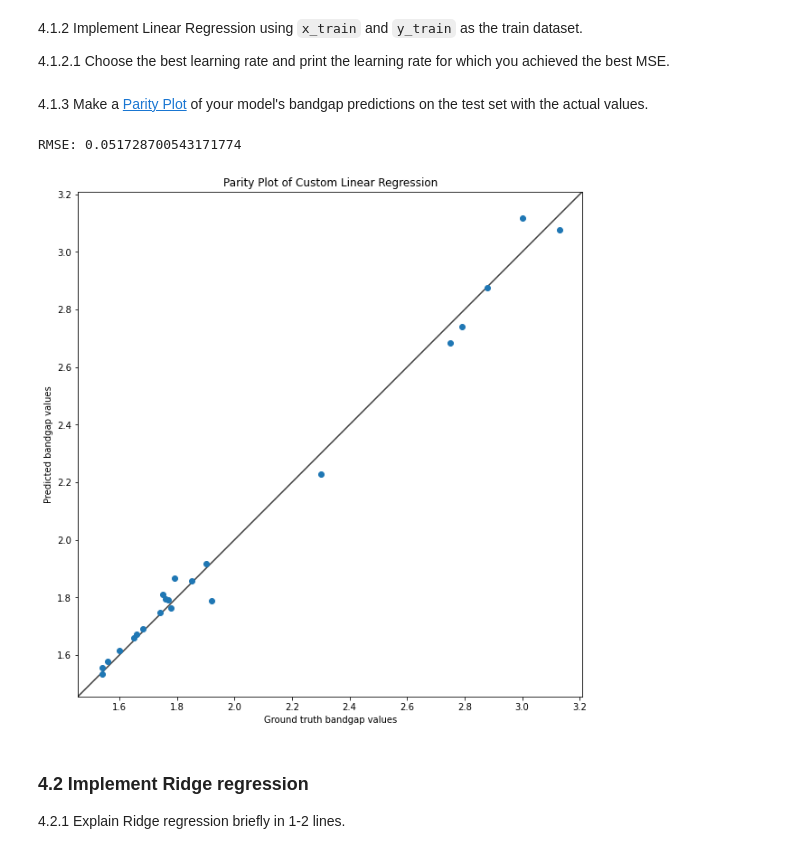
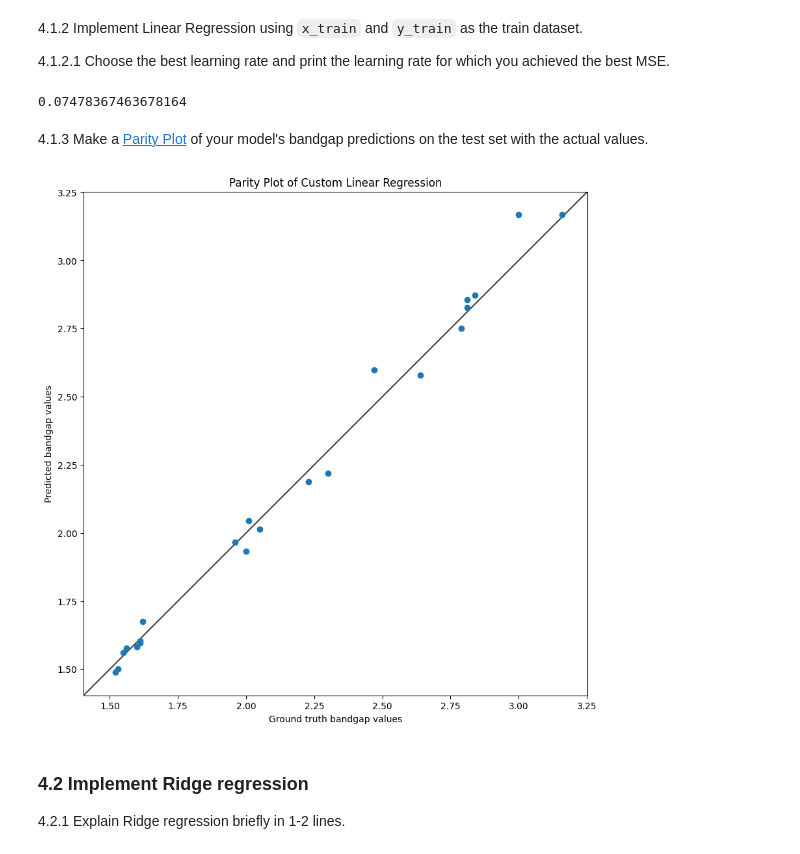
Before and after one commit to siddik11803-IIITH/PCA-Regression-Nearest-Neighbours, a Jupyter notebook: Rollnumber_Q4.ipynb, the cells around one changed output. Saved outputs shown, nothing was run; the diff lists cells and outputs as text; code cells hidden in the pictures.

Commit message:
Q4 linear regression code done

```diff
--- a/Rollnumber_Q4.ipynb
+++ b/Rollnumber_Q4.ipynb
@@ -41,9 +41,9 @@ random.shuffle(all_molecules)
 num_train = int(len(all_molecules) * 0.8)
 
 # each point in x_train has 4 values - 1 for each feature
-x_train = [x[0] for x in all_molecules[:num_train]]
+x_train = np.array([x[0] for x in all_molecules[:num_train]])
 # each point in y_train has 1 value - the bandgap of the molecule
-y_train = [x[1] for x in all_molecules[:num_train]]
+y_train = np.array([x[1] for x in all_molecules[:num_train]])
 
-x_test = [x[0] for x in all_molecules[num_train:]]
-y_test = [x[1] for x in all_molecules[num_train:]]
+x_test = np.array([x[0] for x in all_molecules[num_train:]])
+y_test = np.array([x[1] for x in all_molecules[num_train:]])
@@ -58,37 +60,71 @@ y_test = [x[1] for x in all_molecules[num_train:]]
 
 4.1.2.1 Choose the best learning rate and print the learning rate for which you achieved the best MSE.
 # %%
-# implement Linear Regression
+class linear_regression():
+    def __init__(self, learning_rate):
+        self.parameters = None
+        self.learning_rate = learning_rate
+    def fit(self, x_train, y_train, epochs):
+        self.parameters, gradient = np.zeros(x_train[0].shape), np.zeros(x_train[0].shape)
+        bias_gradient = 0
+        self.bias = 0
+        loss = 0
+        for _ in range(epochs):
+            loss = 0
+            diff = 0
+            for i in range(len(x_train)):
+                y_temp = np.dot(self.parameters, x_train[i]) + self.bias
+                diff = y_temp - y_train[i]
+                loss += diff**2
+                gradient += 2*x_train[i]*diff
+                bias_gradient += diff
+            gradient /= len(x_train)
+            bias_gradient  /= len(x_train)
+            loss /= len(x_train)
+            self.parameters = self.parameters - self.learning_rate*(gradient)
+            self.bias = self.bias - self.learning_rate*(bias_gradient)
+    def predict(self, x):
+        y_pred = []
+        for i in range(len(x)):
+            y_pred += [np.dot(self.parameters, x[i]) + self.bias]
+        y_pred = np.array(y_pred)
+        return y_pred
+x = linear_regression(0.03)
+x.fit(x_train, y_train, 10000)
+# %%
+print(sum((x.predict(x_test) - y_test)**2))
+# %% [output]
+0.07478367463678164
 # %% [markdown]
 4.1.3 Make a [Parity Plot](https://en.wikipedia.org/wiki/Parity_plot) of your model's bandgap predictions on the test set with the actual values.
 # %%
 # Get the predictions of x_test into `y_pred`
 
-#
+
 # ...
 #
 
+y_pred = x.predict(x_test)
 import matplotlib.pyplot as plt
 fig, ax = plt.subplots(figsize=(10,20))
 
 ax.scatter(y_test, y_pred)
 
 lims = [
     np.min([ax.get_xlim(), ax.get_ylim()]),
     np.max([ax.get_xlim(), ax.get_ylim()]),
 ]
 ax.plot(lims, lims, 'k-', alpha=0.75, zorder=0)
 ax.set_aspect('equal')
 ax.set_xlim(lims)
 ax.set_ylim(lims)
 
 ax.set_title('Parity Plot of Custom Linear Regression')
 ax.set_xlabel('Ground truth bandgap values')
 ax.set_ylabel('Predicted bandgap values')
 plt.show()
 # %% [output]
-RMSE: 0.051728700543171774
-[figure, old version]
+[figure, new version]
 # %% [markdown]
 ### 4.2 Implement Ridge regression
 4.2.1 Explain Ridge regression briefly in 1-2 lines.
```
Also changed, not shown: parts of 1 cell of this notebook, 4 other files.
